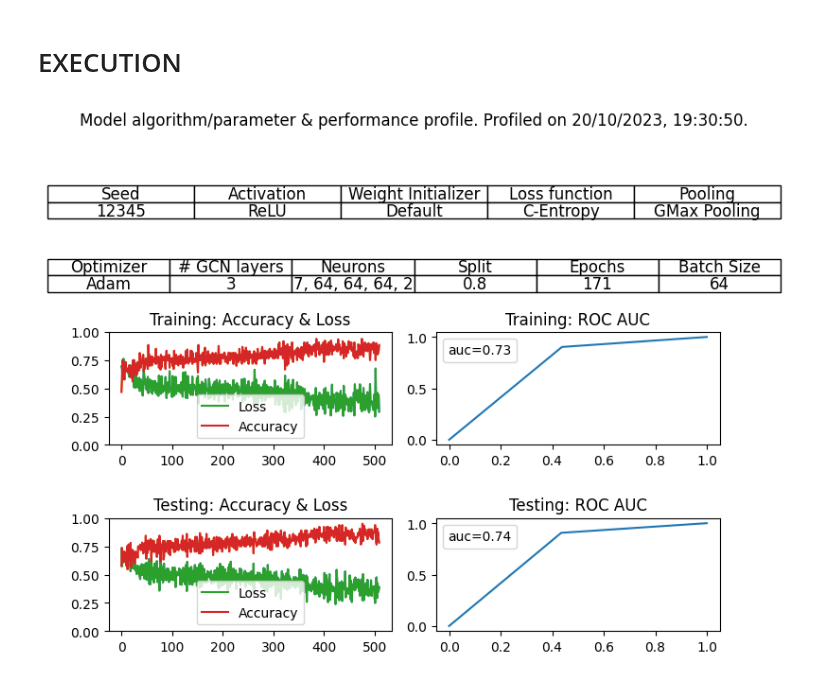
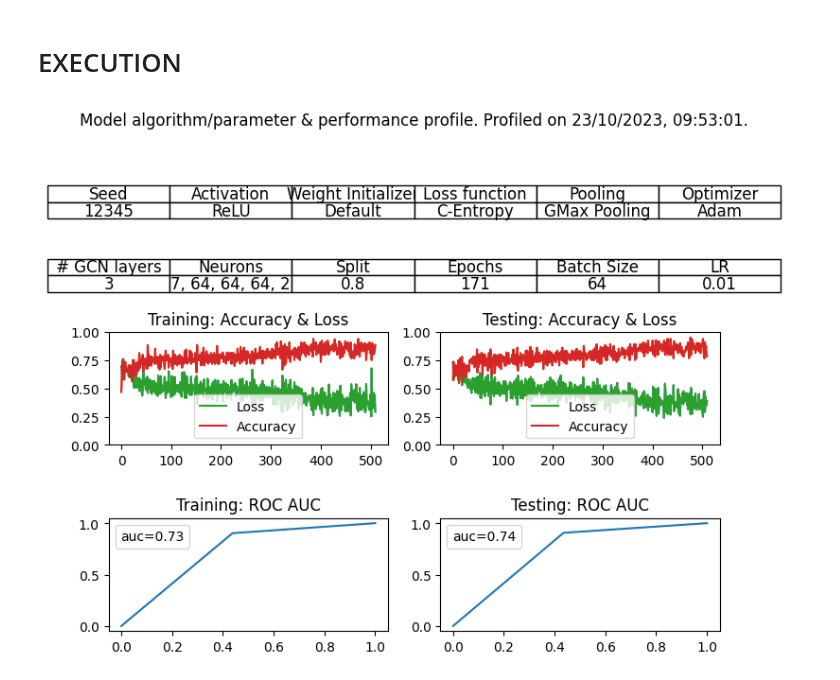
Before and after one commit to Theis-Mathiassen/NeuralGraphs, a Jupyter notebook: Fiddle/mutagtest.ipynb, the cells around one changed output. Drawn from its saved outputs; the diff is of its cells as text; code cells hidden in the pictures.

```diff
--- a/Fiddle/mutagtest.ipynb
+++ b/Fiddle/mutagtest.ipynb
@@ -251,30 +251,17 @@ plot_testing = True
 plot_accuracy = True
 plot_rocauc = True
 
-#fig, ax = plt.subplots(2, 2)
 fig = plt.figure(figsize=(8, 6))
 
 gs = gridspec.GridSpec(3, 2)
 
-#plt.autoscale(enable=True, axis='both', tight=True)
-
-#if(plot_training and plot_testing):
-#    fig, ax = plt.subplots(2, 2)
-
-
-#gs = gridspec.GridSpec(3, 2)
-
 ax1 = plt.subplot(gs[0, :])
 
-#table_data = [
-#    ["Seed", "Activation", "Weight Initializer", "Loss function", "Pooling", "Optimizer", "# layers", "Neurons", "Split", "Epochs", "Batch"],
-#    ["1", "ReLU", "He Normal", "MSE", "Max Pooling", "Adam", "3", "128", "0.8", "100", "32"],
-#]
 
 
 table_data = [
-    ["Seed", "Activation", "Weight Initializer", "Loss function", "Pooling", "Optimizer", "# GCN layers", "Neurons", "Split", "Epochs", "Batch Size"],
-    [str(MANUAL_SEED), "ReLU", "Default", "C-Entropy", "GMax Pooling", "Adam", "3", "7, 64, 64, 64, 2", str(round(DATASPLIT/188, 2)), str(EPOCHS), "64"],
+    ["Seed", "Activation", "Weight Initializer", "Loss function", "Pooling", "Optimizer", "# GCN layers", "Neurons", "Split", "Epochs", "Batch Size", "LR"],
+        [str(MANUAL_SEED), "ReLU", "Default", "C-Entropy", "GMax Pooling", "Adam", "3", "7, 64, 64, 64, 2", str(round(DATASPLIT/188, 2)), str(EPOCHS), "64", str(LEARNING_RATE)],
 ]
 
 table_data_1 = [table_data[0][:len(table_data[0]) // 2], table_data[1][:len(table_data[1]) // 2]]
@@ -310,33 +297,33 @@ if(plot_training):
         #ax00 = ax[0, 0]
         ax00 = plt.subplot(gs[1, 0])
 
         plotAccuracy(train_losses, train_accuracies, "Training: Accuracy & Loss", ax00)
 
     if(plot_rocauc):
         #ax10 = ax[0, 1]
-        ax10 = plt.subplot(gs[1, 1])
+        ax10 = plt.subplot(gs[2, 0])
 
         plotROCAUC(train_labels, train_scores, "Training: ROC AUC", ax10)
 
 # Plot for test
 if(plot_testing):
     if(plot_accuracy):
         #ax01 = ax[1, 0]
-        ax01 = plt.subplot(gs[2, 0])
+        ax01 = plt.subplot(gs[1, 1])
         plotAccuracy(test_losses, test_accuracies, "Testing: Accuracy & Loss", ax01)
 
     if(plot_rocauc):
         #ax11 = ax[1, 1]
         ax11 = plt.subplot(gs[2, 1])
 
         plotROCAUC(test_labels, test_scores, "Testing: ROC AUC" ,ax11)
 
 now = datetime.now()
 
 title = "Model algorithm/parameter & performance profile. Profiled on {}.".format(now.strftime("%d/%m/%Y, %H:%M:%S"))
 
 fig.suptitle(title, fontsize=12, wrap=True)
 
 plt.tight_layout()
 # %% [output]
-[figure, old version]
+[figure, new version]
```
Also changed, not shown: parts of 1 cell of this notebook.
